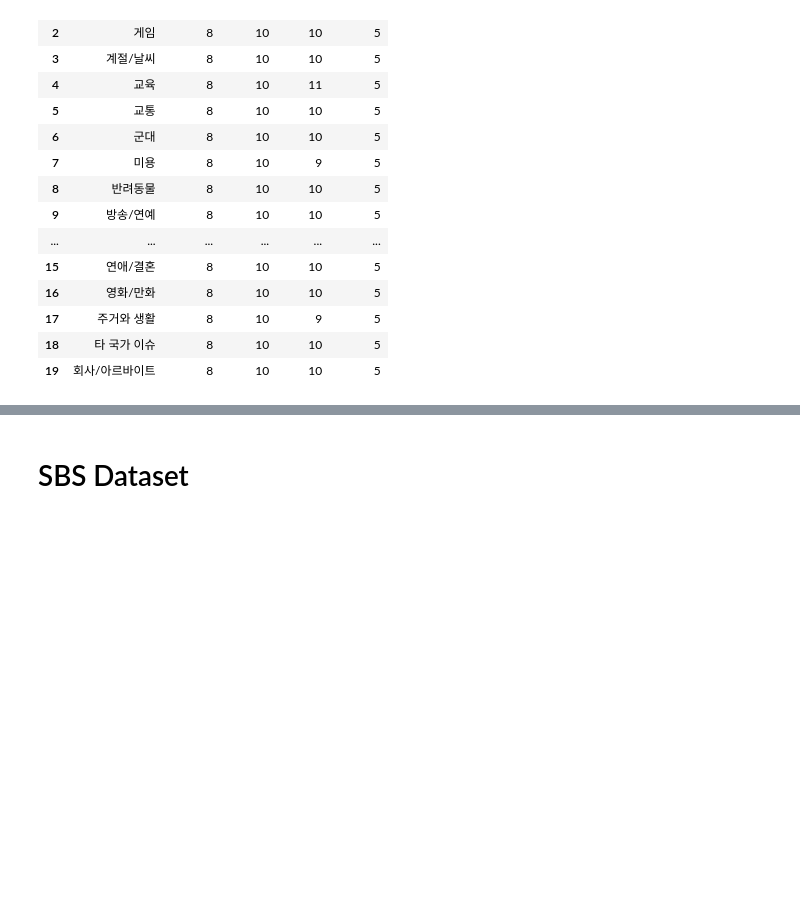
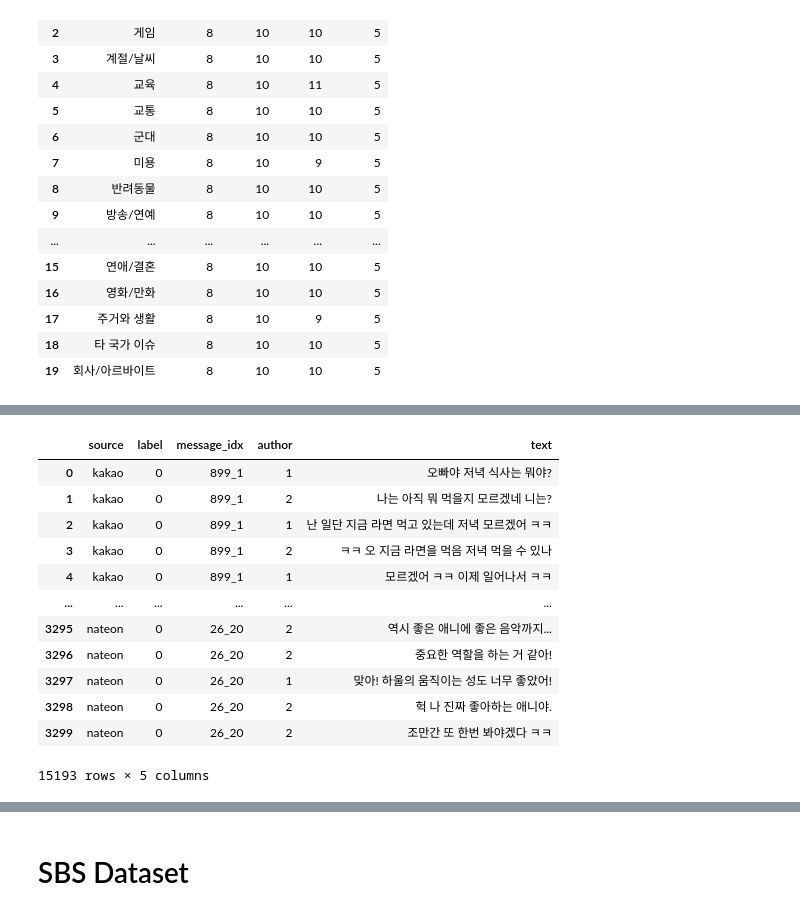
Before and after one commit to oiehhun/K-CAT, a Jupyter notebook: lth/data/preprocessing.ipynb, the cells around one changed output, grey strips where cells are left out. Cells and saved outputs as stored; diff of their text form; code cells hidden in the pictures; blank space fills up the shorter version.

```diff
--- a/lth/data/preprocessing.ipynb
+++ b/lth/data/preprocessing.ipynb
@@ -112,0 +880,17 @@ category_df
+# %%
+aihub_df['text'] = aihub_df['text'].str.replace('키키', 'ㅋㅋ')
+aihub_df
+# %% [output]
+|  | source | label | message_idx | author | text |
+| 0 | kakao | 0 | 899_1 | 1 | 오빠야 저녁 식사는 뭐야? |
+| 1 | kakao | 0 | 899_1 | 2 | 나는 아직 뭐 먹을지 모르겠네 니는? |
+| 2 | kakao | 0 | 899_1 | 1 | 난 일단 지금 라면 먹고 있는데 저녁 모르겠어 ㅋㅋ |
+| 3 | kakao | 0 | 899_1 | 2 | ㅋㅋ 오 지금 라면을 먹음 저녁 먹을 수 있나 |
+| 4 | kakao | 0 | 899_1 | 1 | 모르겠어 ㅋㅋ 이제 일어나서 ㅋㅋ |
+| ... | ... | ... | ... | ... | ... |
+| 3295 | nateon | 0 | 26_20 | 2 | 역시 좋은 애니에 좋은 음악까지... |
+| 3296 | nateon | 0 | 26_20 | 2 | 중요한 역할을 하는 거 같아! |
+| 3297 | nateon | 0 | 26_20 | 1 | 맞아! 하울의 움직이는 성도 너무 좋았어! |
+| 3298 | nateon | 0 | 26_20 | 2 | 헉 나 진짜 좋아하는 애니야. |
+| 3299 | nateon | 0 | 26_20 | 2 | 조만간 또 한번 봐야겠다 ㅋㅋ |
+15193 rows × 5 columns
```
Also changed, not shown: parts of 35 cells of this notebook, 13 other files.
